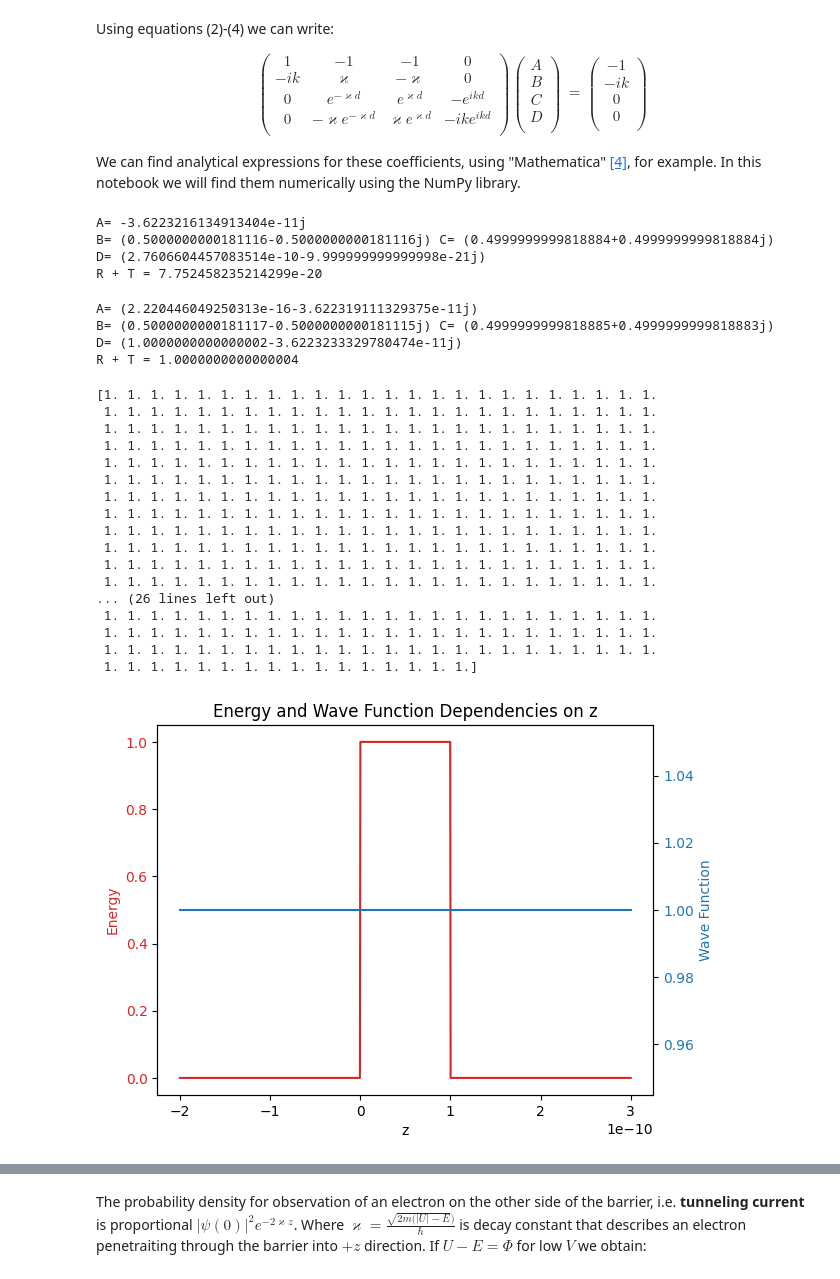
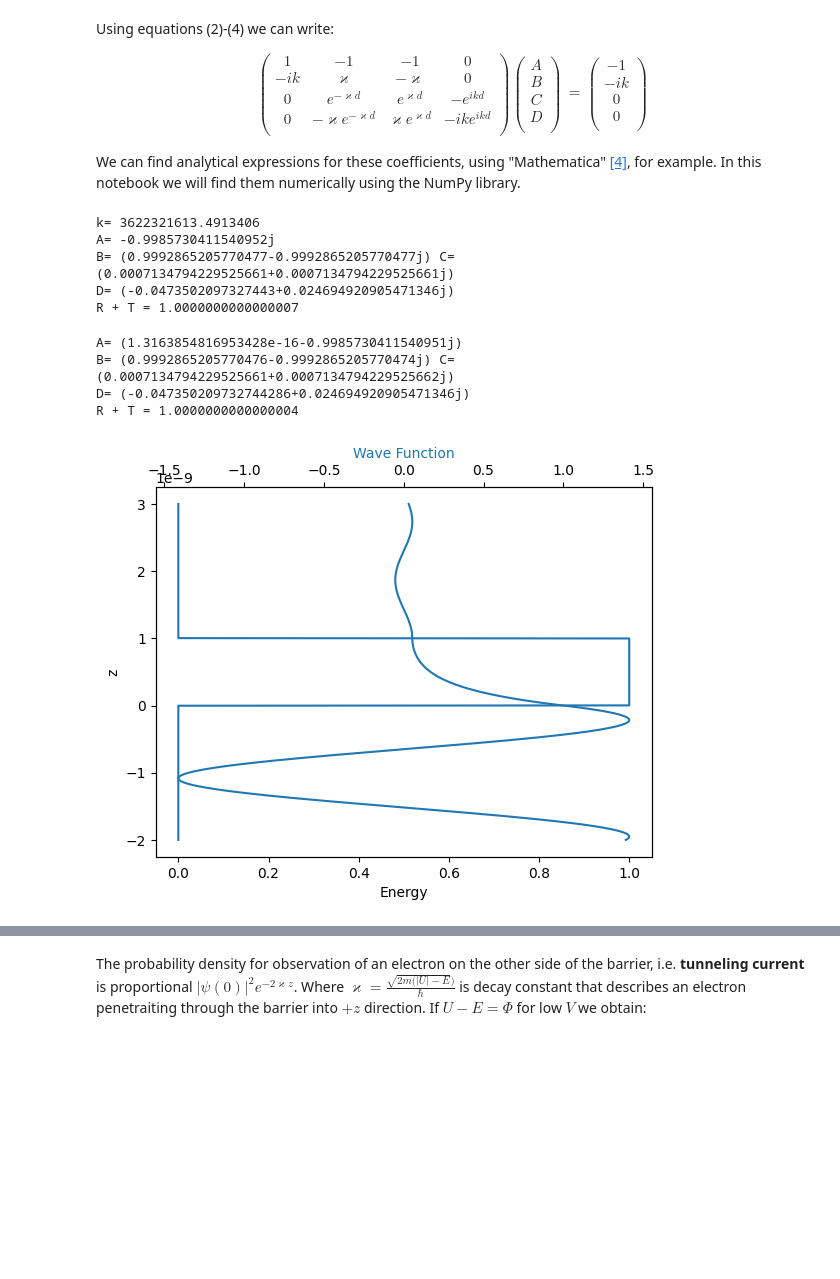
Before and after one commit to MariyaSV78/notebook_STM, a Jupyter notebook: STM/STM.ipynb, the cells around one changed output, grey strips where cells are left out. Drawn from its saved outputs; the diff is of its cells as text; code cells hidden in the pictures; blank space fills up the shorter version.

```diff
--- a/STM/STM.ipynb
+++ b/STM/STM.ipynb
@@ -99,29 +99,31 @@ import numpy as np
 
 m = 9.11e-31*6.24e18 #Electron mass in eV*s^2/m^2 -> kg = J s^2/m^2 -> J = 6,24e18 eV -> 5,68e-12 eVs^2/m^2
 h = 6.5821e-16 #redused Planck constant in 6.5821e-16 eV*s or 1.054e-34 J*s
-U = 1
+U = 1.0
 E0 = 0.5*U
 
-k = (np.sqrt(2 * m * E0)/6.5821e-16)*1e-10
-kappa = (np.sqrt(2 * m * (U - E0))/6.5821e-16)*1e-10
-d = 0.1e-9
+k = (np.sqrt(2 * m * E0)/h)
+kappa = (np.sqrt(2 * m * (U - E0))/h)
+d = 10e-10
+print("k=",k)
 
 F = 2*1j*k*kappa*np.cosh(kappa*d)+(k**2-kappa**2)*np.sinh(kappa*d)
 
 A = (k**2 + kappa**2)*np.sinh(kappa*d)/F
 B = (k*(k+1j*kappa)*np.exp(kappa*d))/F
 C = (-k*(k-1j*kappa)*np.exp(-kappa*d))/F
-D = (2*1j*kappa*d*np.exp(-1j * k * d))/F
+D = (2*1j*kappa*k*np.exp(-1j * k * d))/F
 
 print("A=",A)
 print("B=",B, "C=",C)
 print("D=",D)
 print(f"R + T = {np.abs(A)**2 + np.abs(D)**2}")
 # %% [output]
-A= -3.6223216134913404e-11j
-B= (0.5000000000181116-0.5000000000181116j) C= (0.4999999999818884+0.4999999999818884j)
-D= (2.7606604457083514e-10-9.999999999999998e-21j)
-R + T = 7.752458235214299e-20
+k= 3622321613.4913406
+A= -0.9985730411540952j
+B= (0.9992865205770477-0.9992865205770477j) C= (0.0007134794229525661+0.0007134794229525661j)
+D= (-0.0473502097327443+0.024694920905471346j)
+R + T = 1.0000000000000007
 # %%
 M = np.array([[1,-1,-1,0],
               [-1j*k, kappa, -kappa, 0],
@@ -136,9 +138,9 @@ print("D=",x[3])
 
 print(f"R + T = {np.abs(x[0])**2 + np.abs(x[3])**2}")
 # %% [output]
-A= (2.220446049250313e-16-3.622319111329375e-11j)
-B= (0.5000000000181117-0.5000000000181115j) C= (0.4999999999818885+0.4999999999818883j)
-D= (1.0000000000000002-3.6223233329780474e-11j)
+A= (1.3163854816953428e-16-0.9985730411540951j)
+B= (0.9992865205770476-0.9992865205770474j) C= (0.0007134794229525661+0.0007134794229525662j)
+D= (-0.047350209732744286+0.024694920905471346j)
 R + T = 1.0000000000000004
 # %%
 import numpy as np
@@ -157,58 +159,39 @@ def barrier_energy_dependency(z, d):
 def wave_function_dependency(z, d):
     if z <= 0:
         return np.exp(1j*k*z) + x[0]*np.exp(-1j*k*z)
     elif 0 < z < d:
         return x[1]*np.exp(-kappa*z) + x[2]*np.exp(kappa*z)
     else:
         return x[3]*np.exp(1j*k*z)
 
 
 # Vectorize the function to apply it element-wise to an array
 energy_dependency_vec = np.vectorize(barrier_energy_dependency)
 wf_dependency_vec = np.vectorize(wave_function_dependency)
 
 # Define the range of z values
 z = np.linspace(-2*d, 3*d, 1000)  # Adjust the range as needed
 
 
 # Calculate the energy values for each z
 barrier_energy_values = energy_dependency_vec(z, d)
 wf_energy_values = wf_dependency_vec(z, d)
-print (np.abs(wf_energy_values)**2)
 # Plot the energy and wave function dependencies
 fig, ax1 = plt.subplots()
 
-color = 'tab:red'
-ax1.set_xlabel('z')
-ax1.set_ylabel('Energy', color=color)
-ax1.plot(z, barrier_energy_values, color=color)
-ax1.tick_params(axis='y', labelcolor=color)
+ax1.set_ylabel('z')
+ax1.set_xlabel('Energy')
+ax1.plot(barrier_energy_values, z)
+ax1.tick_params(axis='y')
 
-ax2 = ax1.twinx()
+ax2 = ax1.twiny()
 color = 'tab:blue'
-ax2.set_ylabel('Wave Function', color=color)
-ax2.plot(z,  np.abs(wf_energy_values)**2, color=color)
+ax2.set_xlabel('Wave Function', color=color)
+ax2.plot(np.real(wf_energy_values),  z, color=color)#ax2.plot(np.abs(wf_energy_values)**2,  z, color=color)
+
 ax2.tick_params(axis='y', labelcolor=color)
 
-plt.title('Energy and Wave Function Dependencies on z')
 
 plt.show()
 # %% [output]
-[1. 1. 1. 1. 1. 1. 1. 1. 1. 1. 1. 1. 1. 1. 1. 1. 1. 1. 1. 1. 1. 1. 1. 1.
- 1. 1. 1. 1. 1. 1. 1. 1. 1. 1. 1. 1. 1. 1. 1. 1. 1. 1. 1. 1. 1. 1. 1. 1.
- 1. 1. 1. 1. 1. 1. 1. 1. 1. 1. 1. 1. 1. 1. 1. 1. 1. 1. 1. 1. 1. 1. 1. 1.
- 1. 1. 1. 1. 1. 1. 1. 1. 1. 1. 1. 1. 1. 1. 1. 1. 1. 1. 1. 1. 1. 1. 1. 1.
- 1. 1. 1. 1. 1. 1. 1. 1. 1. 1. 1. 1. 1. 1. 1. 1. 1. 1. 1. 1. 1. 1. 1. 1.
- 1. 1. 1. 1. 1. 1. 1. 1. 1. 1. 1. 1. 1. 1. 1. 1. 1. 1. 1. 1. 1. 1. 1. 1.
- 1. 1. 1. 1. 1. 1. 1. 1. 1. 1. 1. 1. 1. 1. 1. 1. 1. 1. 1. 1. 1. 1. 1. 1.
- 1. 1. 1. 1. 1. 1. 1. 1. 1. 1. 1. 1. 1. 1. 1. 1. 1. 1. 1. 1. 1. 1. 1. 1.
- 1. 1. 1. 1. 1. 1. 1. 1. 1. 1. 1. 1. 1. 1. 1. 1. 1. 1. 1. 1. 1. 1. 1. 1.
- 1. 1. 1. 1. 1. 1. 1. 1. 1. 1. 1. 1. 1. 1. 1. 1. 1. 1. 1. 1. 1. 1. 1. 1.
- 1. 1. 1. 1. 1. 1. 1. 1. 1. 1. 1. 1. 1. 1. 1. 1. 1. 1. 1. 1. 1. 1. 1. 1.
- 1. 1. 1. 1. 1. 1. 1. 1. 1. 1. 1. 1. 1. 1. 1. 1. 1. 1. 1. 1. 1. 1. 1. 1.
-... (26 lines left out)
- 1. 1. 1. 1. 1. 1. 1. 1. 1. 1. 1. 1. 1. 1. 1. 1. 1. 1. 1. 1. 1. 1. 1. 1.
- 1. 1. 1. 1. 1. 1. 1. 1. 1. 1. 1. 1. 1. 1. 1. 1. 1. 1. 1. 1. 1. 1. 1. 1.
- 1. 1. 1. 1. 1. 1. 1. 1. 1. 1. 1. 1. 1. 1. 1. 1. 1. 1. 1. 1. 1. 1. 1. 1.
- 1. 1. 1. 1. 1. 1. 1. 1. 1. 1. 1. 1. 1. 1. 1. 1.]
-[figure, old version]
+[figure, new version]
```
Also changed, not shown: parts of 5 cells of this notebook.
